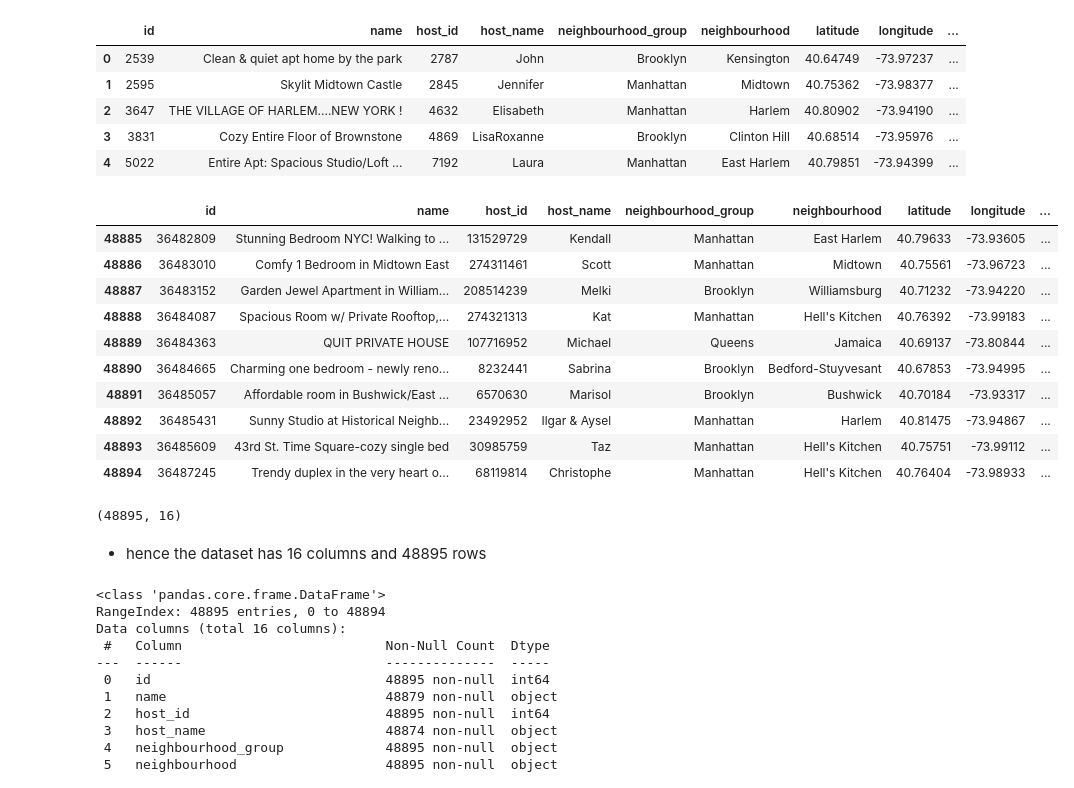
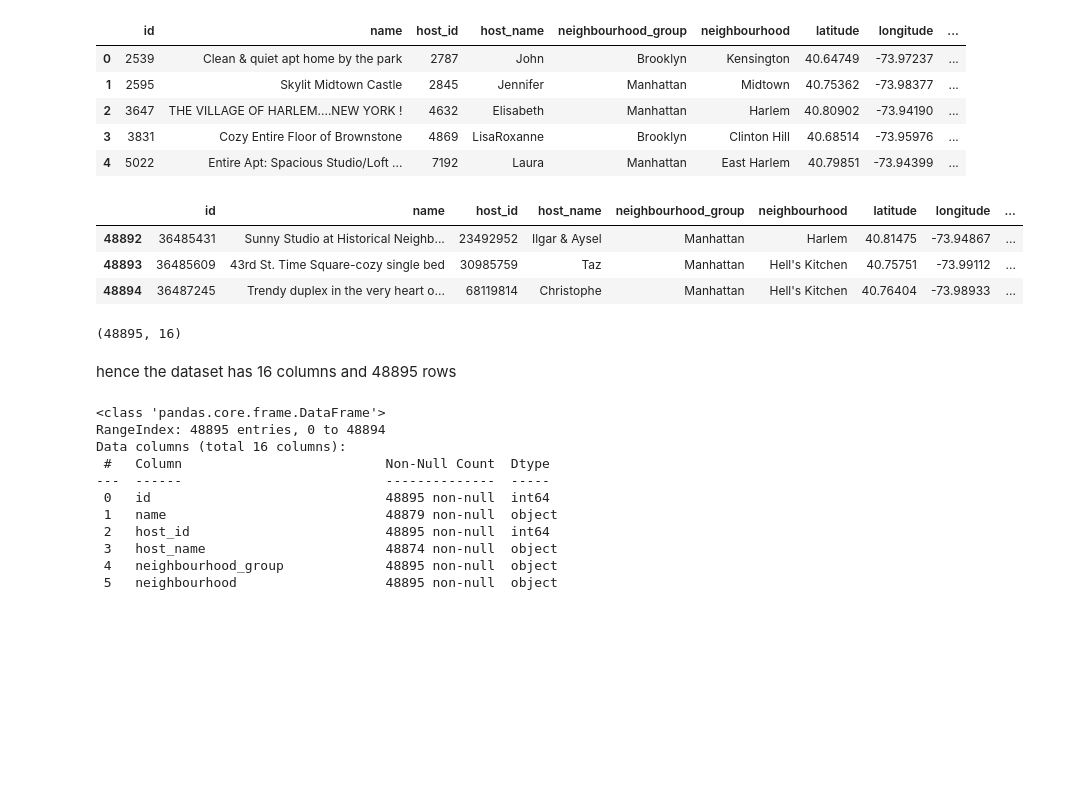
Before and after one commit to BrajeshwarThakur/AirBnB-dataset-project, a Jupyter notebook: AirBnB project.ipynb, the cells around one changed output. Saved outputs shown, nothing was run; the diff lists cells and outputs as text; code cells hidden in the pictures; blank space fills up the shorter version.

```diff
--- a/AirBnB project.ipynb
+++ b/AirBnB project.ipynb
@@ -25,16 +29,9 @@ df.head() # presenting the first 5 values
 | 3 | 3831 | Cozy Entire Floor of Brownstone | 4869 | LisaRoxanne | Brooklyn | Clinton Hill | 40.68514 | -73.95976 | ... |
 | 4 | 5022 | Entire Apt: Spacious Studio/Loft ... | 7192 | Laura | Manhattan | East Harlem | 40.79851 | -73.94399 | ... |
 # %%
-df.tail(10) # persenting the last 3 values
+df.tail(3) # persenting the last 3 values
 # %% [output]
 |  | id | name | host_id | host_name | neighbourhood_group | neighbourhood | latitude | longitude | ... |
-| 48885 | 36482809 | Stunning Bedroom NYC! Walking to ... | 131529729 | Kendall | Manhattan | East Harlem | 40.79633 | -73.93605 | ... |
-| 48886 | 36483010 | Comfy 1 Bedroom in Midtown East | 274311461 | Scott | Manhattan | Midtown | 40.75561 | -73.96723 | ... |
-| 48887 | 36483152 | Garden Jewel Apartment in William... | 208514239 | Melki | Brooklyn | Williamsburg | 40.71232 | -73.94220 | ... |
-| 48888 | 36484087 | Spacious Room w/ Private Rooftop,... | 274321313 | Kat | Manhattan | Hell's Kitchen | 40.76392 | -73.99183 | ... |
-| 48889 | 36484363 | QUIT PRIVATE HOUSE | 107716952 | Michael | Queens | Jamaica | 40.69137 | -73.80844 | ... |
-| 48890 | 36484665 | Charming one bedroom - newly reno... | 8232441 | Sabrina | Brooklyn | Bedford-Stuyvesant | 40.67853 | -73.94995 | ... |
-| 48891 | 36485057 | Affordable room in Bushwick/East ... | 6570630 | Marisol | Brooklyn | Bushwick | 40.70184 | -73.93317 | ... |
 | 48892 | 36485431 | Sunny Studio at Historical Neighb... | 23492952 | Ilgar & Aysel | Manhattan | Harlem | 40.81475 | -73.94867 | ... |
 | 48893 | 36485609 | 43rd St. Time Square-cozy single bed | 30985759 | Taz | Manhattan | Hell's Kitchen | 40.75751 | -73.99112 | ... |
 | 48894 | 36487245 | Trendy duplex in the very heart o... | 68119814 | Christophe | Manhattan | Hell's Kitchen | 40.76404 | -73.98933 | ... |
@@ -43,7 +40,7 @@ df.shape # it will tell us the amount of rows and columns
 # %% [output]
 (48895, 16)
 # %% [markdown]
-- hence the dataset has 16 columns and 48895 rows
+<font face="courier"> hence the dataset has 16 columns and 48895 rows
 # %%
 df.info() # info() tells us tons of information about our data frame like the shape (rows, columns), the data type of our features, and the memory usage.
 # %% [output]
```
Also changed, not shown: parts of 66 cells of this notebook.
